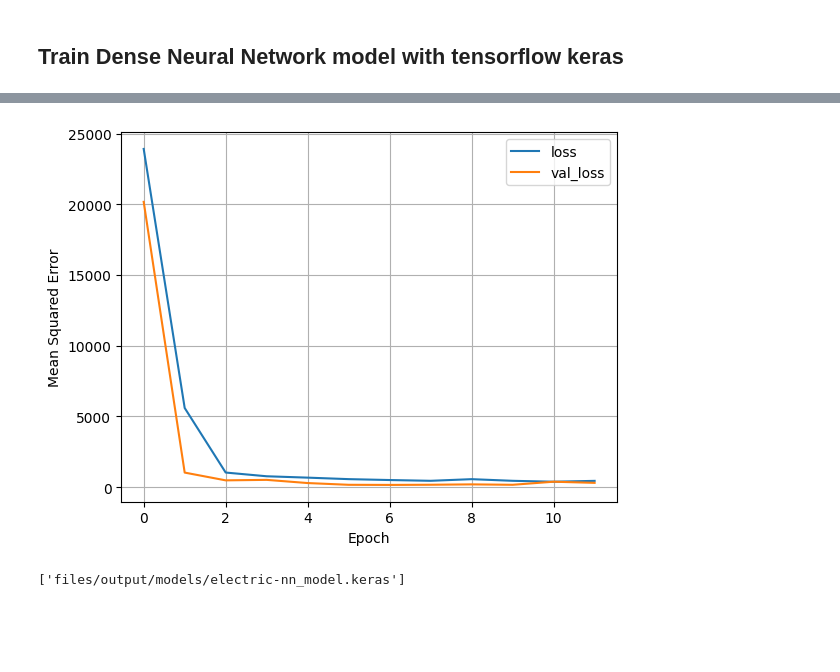
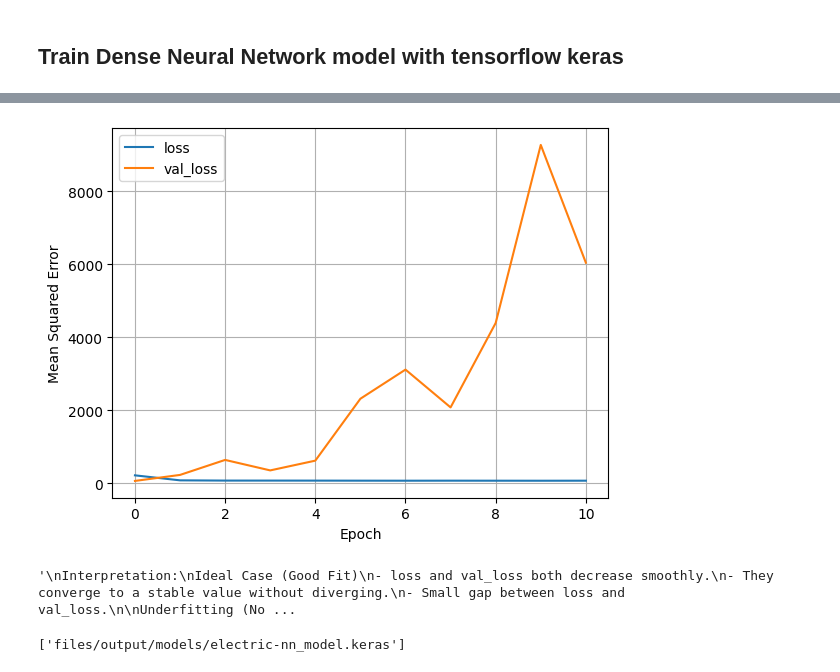
Before and after one commit to leonellb/car-co2-prediction, a Jupyter notebook: notebooks/app_emulation/2_1-electric-model-tuning-neural_network.ipynb, the cells around one changed output, grey strips where cells are left out. Saved outputs shown, nothing was run; the diff lists cells and outputs as text; code cells hidden in the pictures; blank space fills up the shorter version.

Commit message:
Update NN training and add first evaluation components

```diff
--- a/notebooks/app_emulation/2_1-electric-model-tuning-neural_network.ipynb
+++ b/notebooks/app_emulation/2_1-electric-model-tuning-neural_network.ipynb
@@ -7,7 +7,7 @@
 import joblib
 from config import TRAIN_TEST_SPLIT_ELECTRIC_FILE, TRAIN_TEST_SPLIT_ELECTRIC_FILE_SAMPLED
 
-is_sampled = True
+is_sampled = False
 # %%
 # load data
 if is_sampled:
@@ -50,19 +50,23 @@ inputs = Input(shape=(X_train.shape[1],))
 # BatchNormalization: Normalizes activations to stabilize training.
 # Dropout: Prevents overfitting by randomly disabling neurons.
 
-# x = Dense(128, activation='relu')(inputs)
-# x = BatchNormalization()(x)
-# x = Dropout(0.2)(x)
+# ---
+# -> Model was overfitting with this configuration
+x = Dense(128, activation='relu')(inputs)
+x = BatchNormalization()(x)
+x = Dropout(0.3)(x)
 
-# x = Dense(64, activation='relu')(x)
-# x = BatchNormalization()(x)
-# x = Dropout(0.2)(x)
-
-x = Dense(64, activation='relu')(inputs)
+x = Dense(64, activation='relu')(x)
 x = BatchNormalization()(x)
 x = Dropout(0.2)(x)
+# ---
+# x = Dense(64, activation='relu')(inputs)
+# x = BatchNormalization()(x)
+# x = Dropout(0.3)(x)
 
 x = Dense(32, activation='relu')(x)
+# x = Dropout(0.4)(x)
+# ---
 outputs = Dense(1)(x)  # Regression -> No activation function
 
 # Create model
@@ -100,7 +105,7 @@ model.compile(optimizer=Adam(learning_rate=0.01), loss='mse', metrics=['mae'])
 # Define Callbacks
 early_stopping = EarlyStopping(
     monitor='val_loss',  # Stop if validation loss stops improving
-    patience=5,         # Wait 10 epochs before stopping
+    patience=15,         # Wait 10 epochs before stopping
     restore_best_weights=True  # Load best weights after stopping
 )
 
@@ -139,19 +141,36 @@ Epoch 12/100
 # %%
 # display loss evolution
 
 def plot_loss(history):
     plt.plot(history.history['loss'], label='loss')
     plt.plot(history.history['val_loss'], label='val_loss')
     # plt.ylim([0,10])
     plt.xlabel('Epoch')
     plt.ylabel('Mean Squared Error')
     plt.legend()
     plt.grid(True)
     plt.show()
 
 plot_loss(model_history)
+
+"""
+Interpretation:
+Ideal Case (Good Fit)
+- loss and val_loss both decrease smoothly.
+- They converge to a stable value without diverging.
+- Small gap between loss and val_loss.
+
+Underfitting (Not Learning Well)
+- Both loss and val_loss remain high.
+- They don't decrease much, meaning the model is too simple.
+
+Overfitting (Memorizing Training Data)
+- loss keeps decreasing, but val_loss starts increasing after some epochs.
+- The model performs well on training data but poorly on validation data."
+"""
 # %% [output]
-[figure, old version]
+[figure, new version]
+'\nInterpretation:\nIdeal Case (Good Fit)\n- loss and val_loss both decrease smoothly.\n- They converge to a stable value without diverging.\n- Small gap between loss and val_loss.\n\nUnderfitting (No ...
 # %%
 # Store model
 joblib.dump(model, ELECTRIC_NN_MODEL_FILE)
```
Also changed, not shown: parts of 11 cells of this notebook.
